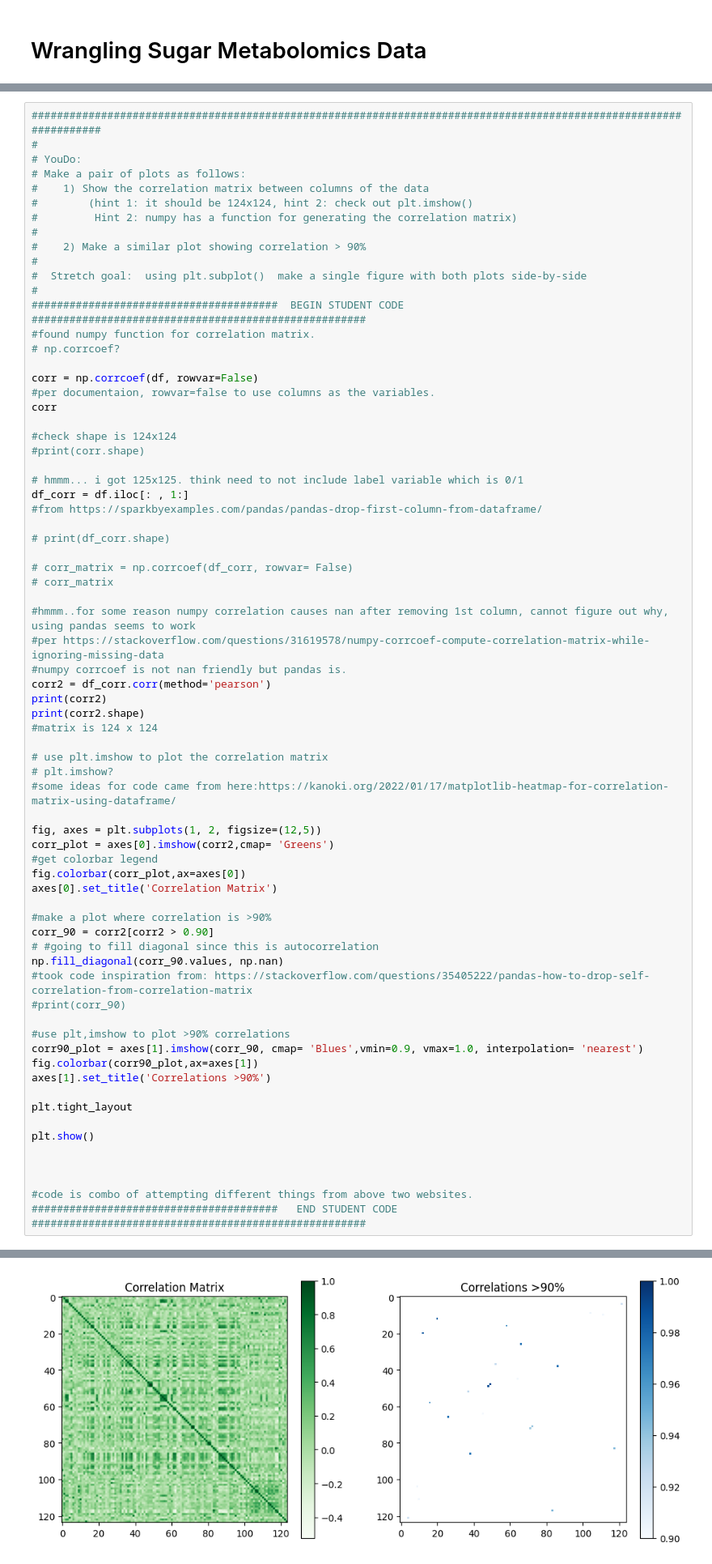
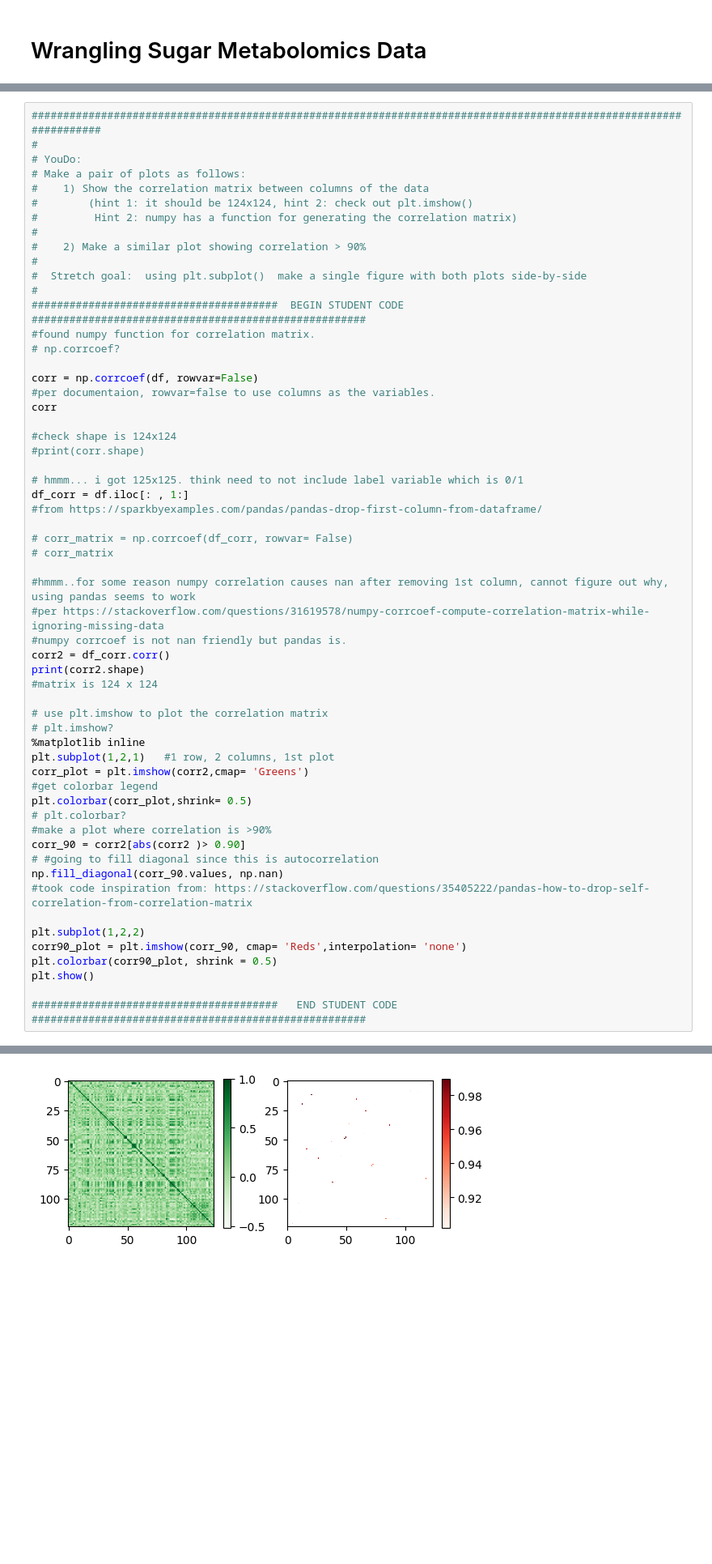
Before and after one commit to BIOS6644/BIOS6644_Spring_2024, a Jupyter notebook: students/Irena_Frenkel/Module_1/BIOS6644_CSV_Sugar_Metabolomics_Irena_Frenkel.ipynb, the cells around one changed output, grey strips where cells are left out. Shown: that part at 81% size. Cells and saved outputs as stored; diff of their text form; blank space fills up the shorter version.

```diff
--- a/students/Irena_Frenkel/Module_1/BIOS6644_CSV_Sugar_Metabolomics_Irena_Frenkel.ipynb
+++ b/students/Irena_Frenkel/Module_1/BIOS6644_CSV_Sugar_Metabolomics_Irena_Frenkel.ipynb
@@ -178,47 +159,34 @@ corr
 df_corr = df.iloc[: , 1:]
 #from https://sparkbyexamples.com/pandas/pandas-drop-first-column-from-dataframe/
 
-# print(df_corr.shape)
-
 # corr_matrix = np.corrcoef(df_corr, rowvar= False)
 # corr_matrix
 
 #hmmm..for some reason numpy correlation causes nan after removing 1st column, cannot figure out why, using pandas seems to work
 #per https://stackoverflow.com/questions/31619578/numpy-corrcoef-compute-correlation-matrix-while-ignoring-missing-data
 #numpy corrcoef is not nan friendly but pandas is.
-corr2 = df_corr.corr(method='pearson')
-print(corr2)
+corr2 = df_corr.corr()
 print(corr2.shape)
 #matrix is 124 x 124
 
 # use plt.imshow to plot the correlation matrix
 # plt.imshow?
-#some ideas for code came from here:https://kanoki.org/2022/01/17/matplotlib-heatmap-for-correlation-matrix-using-dataframe/
-
-fig, axes = plt.subplots(1, 2, figsize=(12,5))
-corr_plot = axes[0].imshow(corr2,cmap= 'Greens')
+%matplotlib inline
+plt.subplot(1,2,1)   #1 row, 2 columns, 1st plot
+corr_plot = plt.imshow(corr2,cmap= 'Greens')
 #get colorbar legend
-fig.colorbar(corr_plot,ax=axes[0])
-axes[0].set_title('Correlation Matrix')
-
+plt.colorbar(corr_plot,shrink= 0.5)
+# plt.colorbar?
 #make a plot where correlation is >90%
-corr_90 = corr2[corr2 > 0.90]
+corr_90 = corr2[abs(corr2 )> 0.90]
 # #going to fill diagonal since this is autocorrelation
 np.fill_diagonal(corr_90.values, np.nan)
 #took code inspiration from: https://stackoverflow.com/questions/35405222/pandas-how-to-drop-self-correlation-from-correlation-matrix
-#print(corr_90)
 
-#use plt,imshow to plot >90% correlations
-corr90_plot = axes[1].imshow(corr_90, cmap= 'Blues',vmin=0.9, vmax=1.0, interpolation= 'nearest')
-fig.colorbar(corr90_plot,ax=axes[1])
-axes[1].set_title('Correlations >90%')
-
-plt.tight_layout
-
+plt.subplot(1,2,2)
+corr90_plot = plt.imshow(corr_90, cmap= 'Reds',interpolation= 'none')
+plt.colorbar(corr90_plot, shrink = 0.5)
 plt.show()
 
-
-
-#code is combo of attempting different things from above two websites.
 #######################################   END STUDENT CODE   #####################################################
 # %% [output]
@@ -241,5 +193,5 @@ Glucose                            -0.012073  -0.012216  1.000000
 (124, 124)
-[figure, old version]
+[figure, new version]
 # %%
 ##################################################################################################################
 #
```
Also changed, not shown: parts of 8 cells of this notebook.
